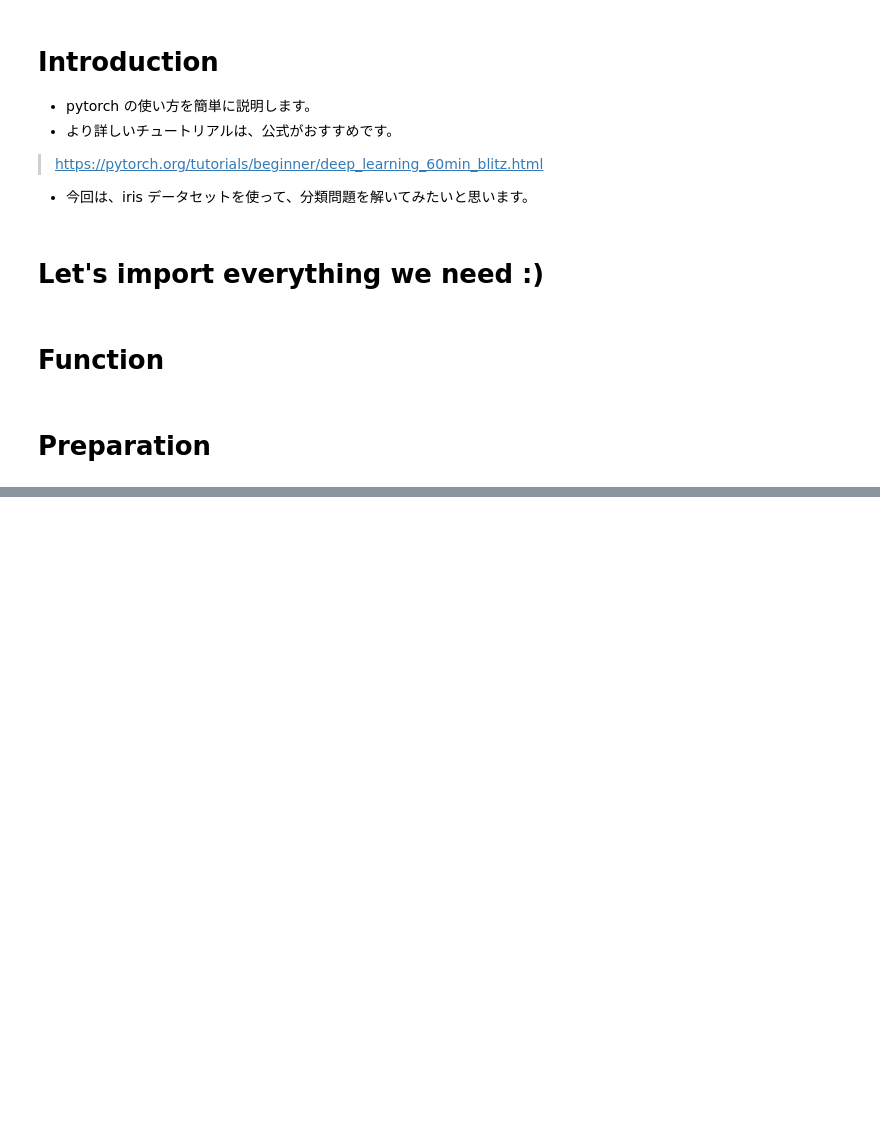
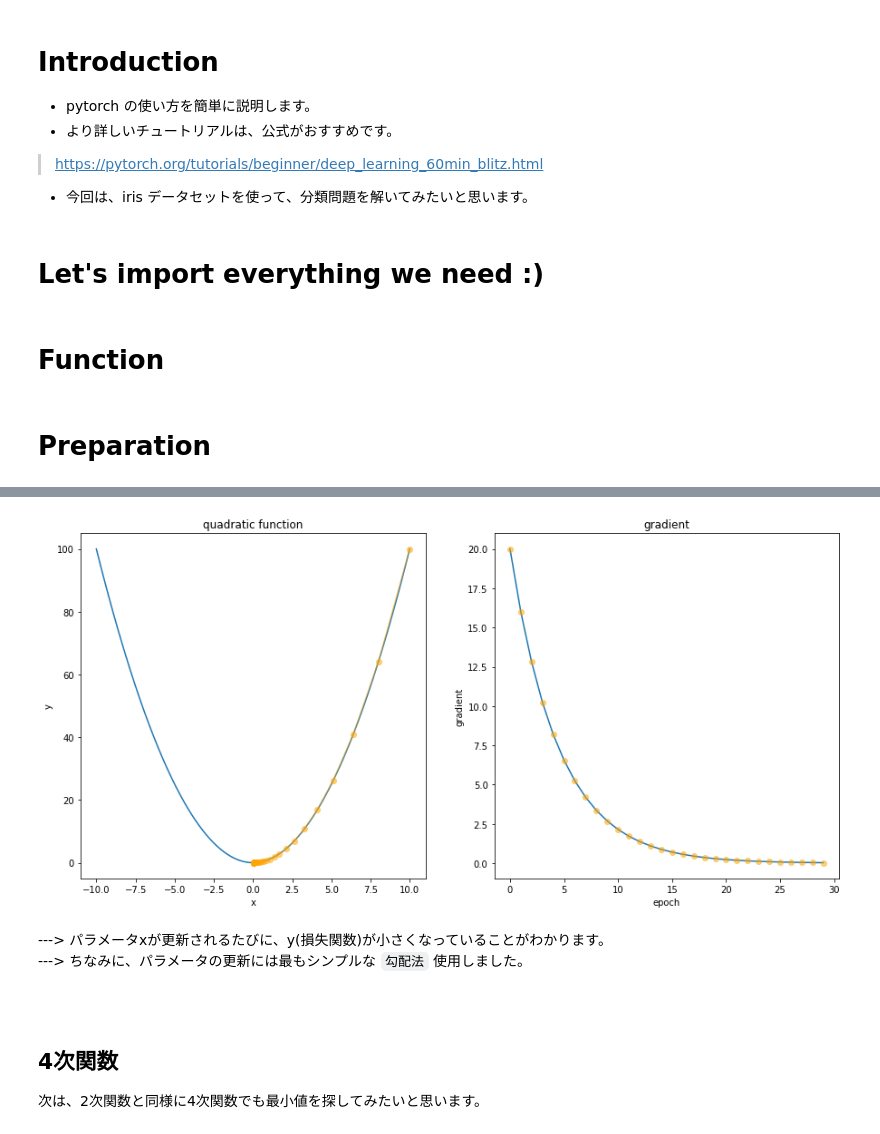
Before and after one commit to fkubota/sound-ML-tutorial, a Jupyter notebook: 080_pytorch.ipynb, the cells around one changed output, grey strips where cells are left out. Cells and saved outputs as stored; diff of their text form; code cells hidden in the pictures; blank space fills up the shorter version.

```diff
--- a/080_pytorch.ipynb
+++ b/080_pytorch.ipynb
@@ -29,3 +24,18 @@ def calc_acc(output, y_):
+# %%
+def grad_plot(x, y, x_list, y_list):
+    fig, axs = plt.subplots(1, 2, figsize=(15, 7))
+    axs = axs.ravel()
+    axs[0].plot(_x, _y)
+    axs[0].plot(x_list, y_list, '-o', alpha=0.5, color='orange')
+    axs[0].set_xlabel('x')
+    axs[0].set_ylabel('y')
+    axs[0].set_title('quadratic function')
+    axs[1].plot(grad_list)
+    axs[1].plot(grad_list, markerfacecolor='orange', marker='o', markeredgecolor='orange', alpha=0.5, lw=0)
+    axs[1].set_xlabel('epoch')
+    axs[1].set_ylabel('gradient')
+    axs[1].set_title('gradient')
+#     fig.show()
 # %% [markdown]
 # Preparation
 # %%
@@ -42,0 +64,39 @@ X_train, X_valid, y_train, y_valid = train_test_split(X, y, test_size=0.33, rand
+# %%
+# init
+x_init = 10
+n_epoch = 30
+lr = 0.1  # learning_rate
+
+# 初期値を定義
+x = torch.tensor([float(x_init)], requires_grad=True)
+x_list = []
+grad_list = []
+
+for epoch in range(n_epoch):
+    y = x**2      # このyを最小化したい
+    y.backward()  # 現在のxでの傾きを計算
+    x_list.append(float(x))  # 現在のxを格納
+    grad_list.append(float(x.grad)) # 計算した傾きを格納
+
+    # パラメータ(x) の更新
+    with torch.no_grad():
+        x = x - lr*x.grad  # lr が大きいほど大きく値を更新する
+    x.requires_grad = True
+# %%
+# plot
+_x = np.arange(-x_init, x_init+0.01, 0.01)
+_y = _x**2
+x_list = np.array(x_list)
+y_list = x_list**2
+grad_plot(_x, _y, x_list, y_list)
+# %% [output]
+[figure, added]
+# %% [markdown]
+---> パラメータxが更新されるたびに、y(損失関数)が小さくなっていることがわかります。
+---> ちなみに、パラメータの更新には最もシンプルな `勾配法` 使用しました。
+
+<br>
+# %% [markdown]
+## 4次関数
+
+次は、2次関数と同様に4次関数でも最小値を探してみたいと思います。
```
Also changed, not shown: parts of 19 cells of this notebook.
